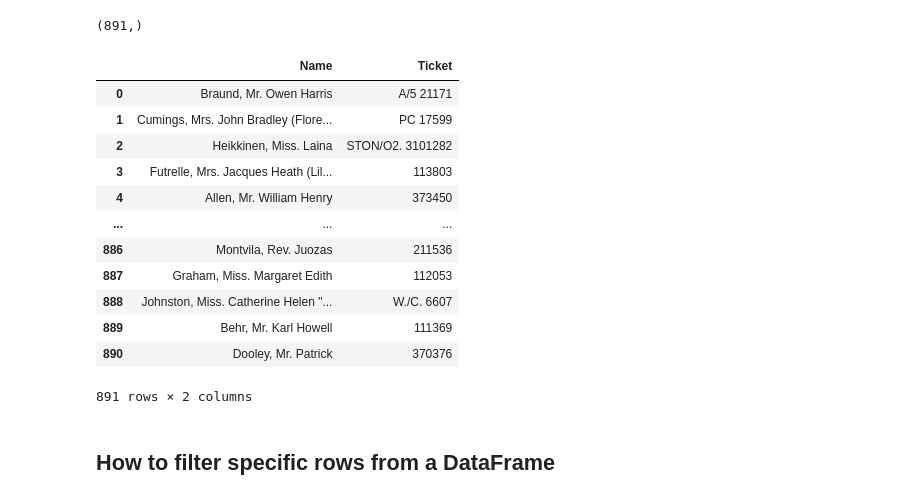
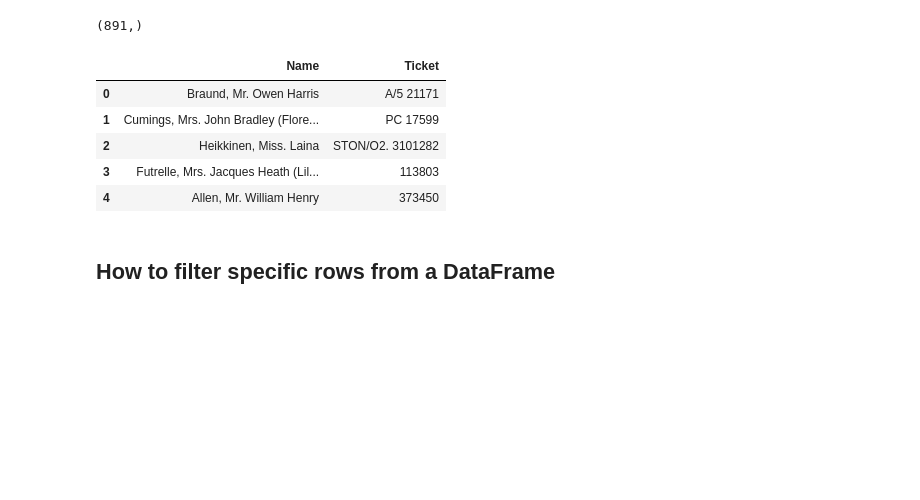
Before and after one commit to archimedessena/Machine-Learning-AI, a Jupyter notebook: Pandas/Pandas.ipynb, the cells around one changed output. Saved outputs shown, nothing was run; the diff lists cells and outputs as text; code cells hidden in the pictures; blank space fills up the shorter version.

```diff
--- a/Pandas/Pandas.ipynb
+++ b/Pandas/Pandas.ipynb
@@ -218,21 +224,14 @@ tickets.shape
 # What about interested in name and ticket number
 name_ticket_num = df[['Name', 'Ticket']]
 # %%
-name_ticket_num
+name_ticket_num.head()
 # %% [output]
 |  | Name | Ticket |
 | 0 | Braund, Mr. Owen Harris | A/5 21171 |
 | 1 | Cumings, Mrs. John Bradley (Flore... | PC 17599 |
 | 2 | Heikkinen, Miss. Laina | STON/O2. 3101282 |
 | 3 | Futrelle, Mrs. Jacques Heath (Lil... | 113803 |
 | 4 | Allen, Mr. William Henry | 373450 |
-| ... | ... | ... |
-| 886 | Montvila, Rev. Juozas | 211536 |
-| 887 | Graham, Miss. Margaret Edith | 112053 |
-| 888 | Johnston, Miss. Catherine Helen "... | W./C. 6607 |
-| 889 | Behr, Mr. Karl Howell | 111369 |
-| 890 | Dooley, Mr. Patrick | 370376 |
-891 rows × 2 columns
 # %% [markdown]
 ## How to filter specific rows from a DataFrame
 # %%
```
Also changed, not shown: parts of 31 cells of this notebook, 2 other files.
